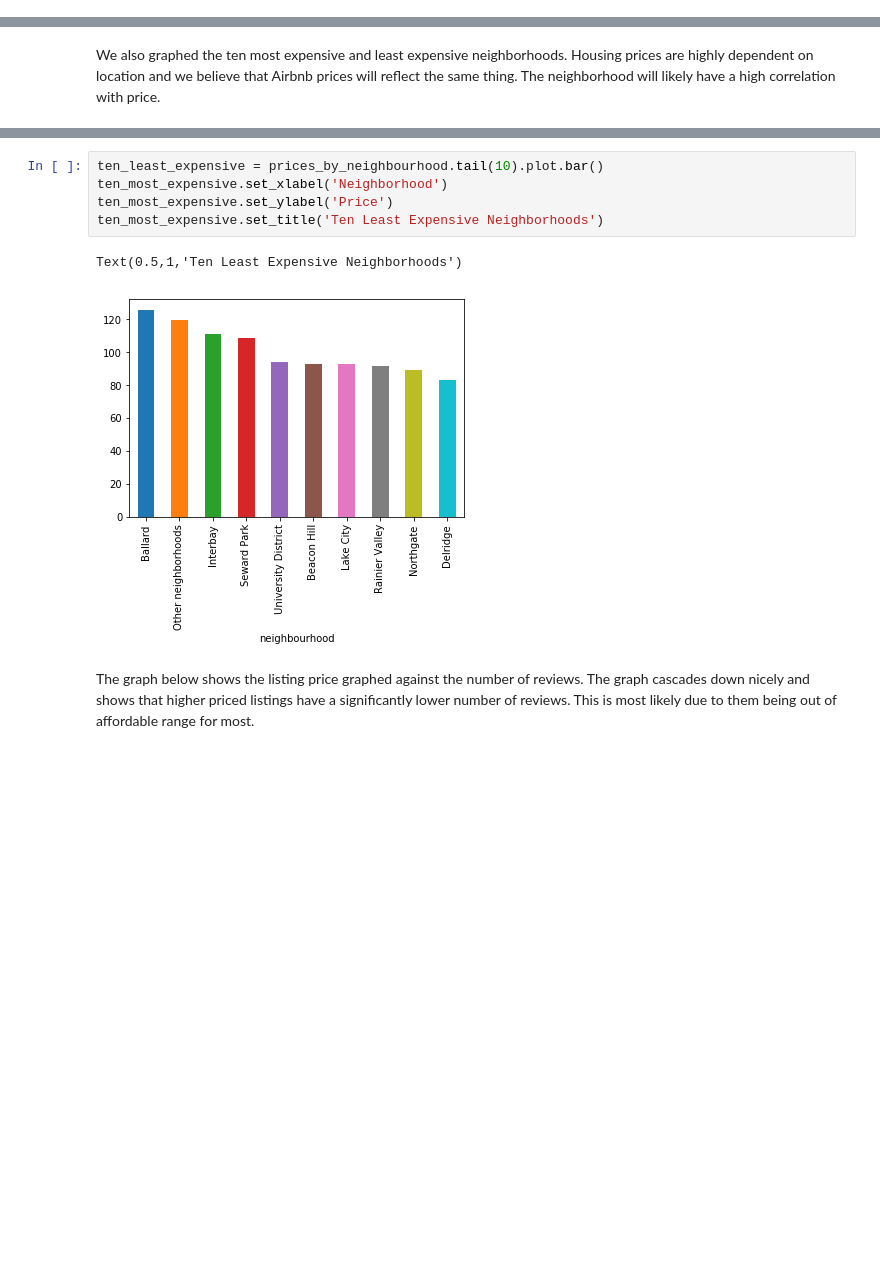
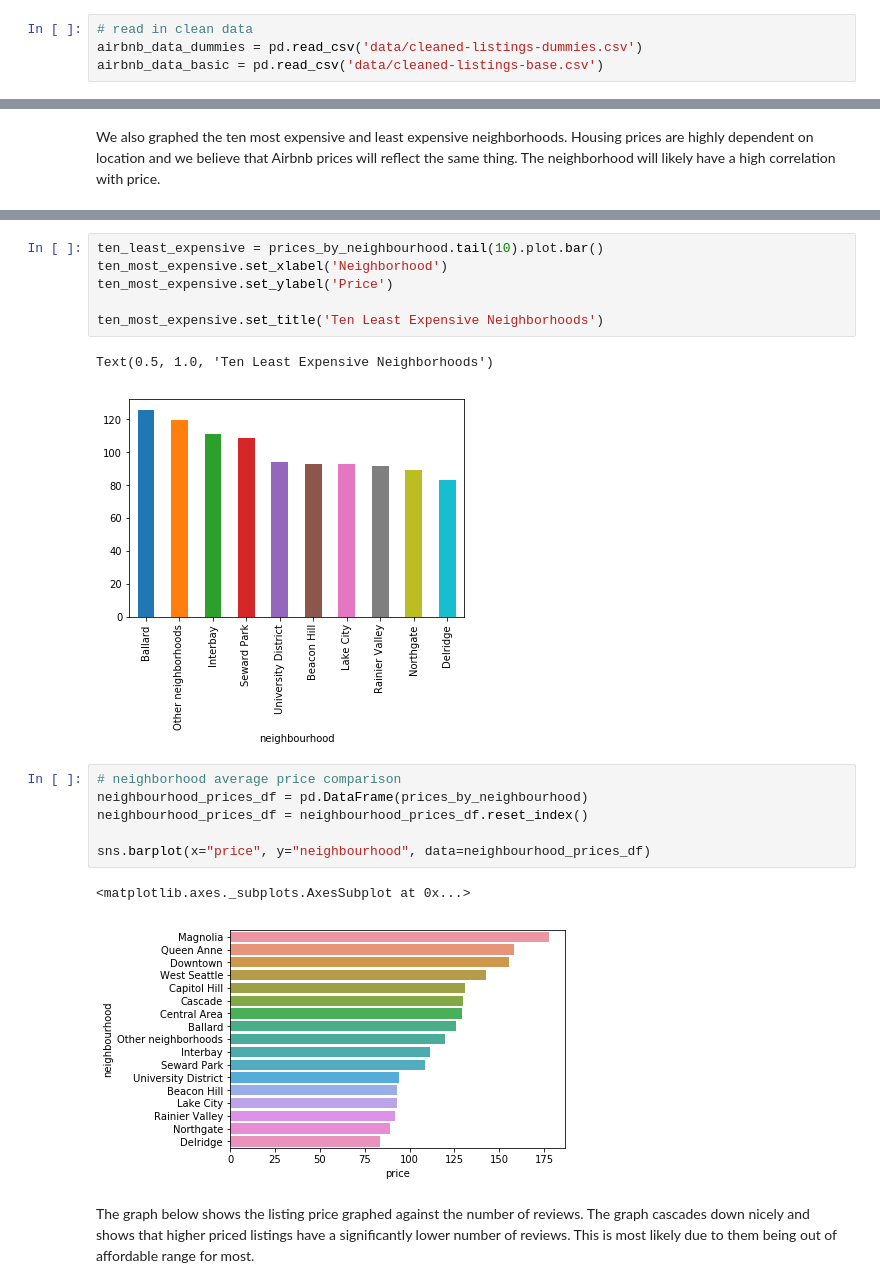
Before and after one commit to joshkeating/inf370-final-project, a Jupyter notebook: analysis.ipynb, the cells around one changed output, grey strips where cells are left out. Saved outputs shown, nothing was run; the diff lists cells and outputs as text; blank space fills up the shorter version.

```diff
--- a/analysis.ipynb
+++ b/analysis.ipynb
@@ -33,0 +37,4 @@ from sklearn.linear_model import LinearRegression
+# %%
+# read in clean data
+airbnb_data_dummies = pd.read_csv('data/cleaned-listings-dummies.csv')
+airbnb_data_basic = pd.read_csv('data/cleaned-listings-base.csv')
@@ -71,10 +138,20 @@ Text(0.5,1,'Ten Most Expensive Neighborhoods')
 ten_least_expensive = prices_by_neighbourhood.tail(10).plot.bar()
 ten_most_expensive.set_xlabel('Neighborhood')
 ten_most_expensive.set_ylabel('Price')
+
 ten_most_expensive.set_title('Ten Least Expensive Neighborhoods')
 # %% [output]
-Text(0.5,1,'Ten Least Expensive Neighborhoods')
+Text(0.5, 1.0, 'Ten Least Expensive Neighborhoods')
 [figure]
+# %%
+# neighborhood average price comparison
+neighbourhood_prices_df = pd.DataFrame(prices_by_neighbourhood)
+neighbourhood_prices_df = neighbourhood_prices_df.reset_index()
+
+sns.barplot(x="price", y="neighbourhood", data=neighbourhood_prices_df)
+# %% [output]
+<matplotlib.axes._subplots.AxesSubplot at 0x...>
+[figure, added]
 # %% [markdown]
 The graph below shows the listing price graphed against the number of reviews. The graph cascades down nicely and shows that higher priced listings have a significantly lower number of reviews. This is most likely due to them being out of affordable range for most.
 # %%
```
Also changed, not shown: parts of 24 cells of this notebook, 3 other files.
